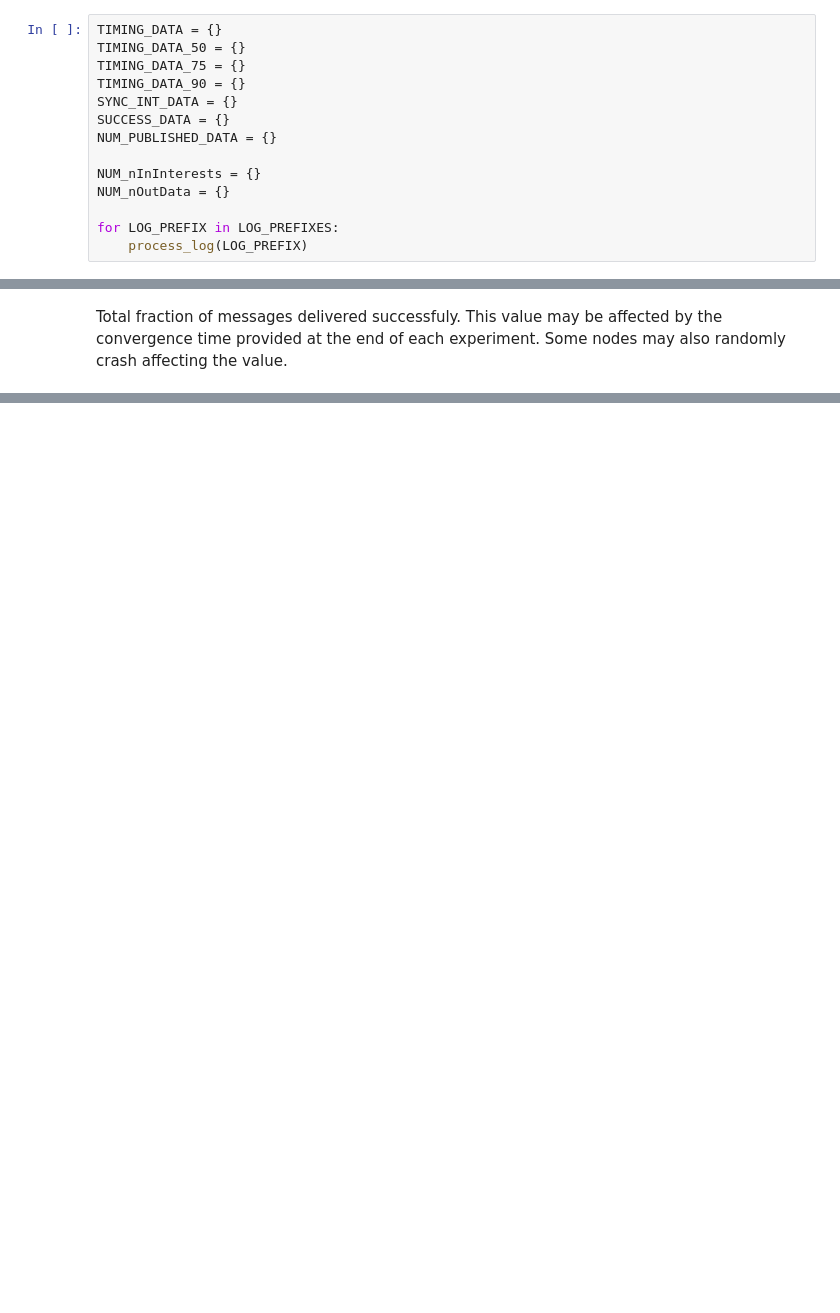
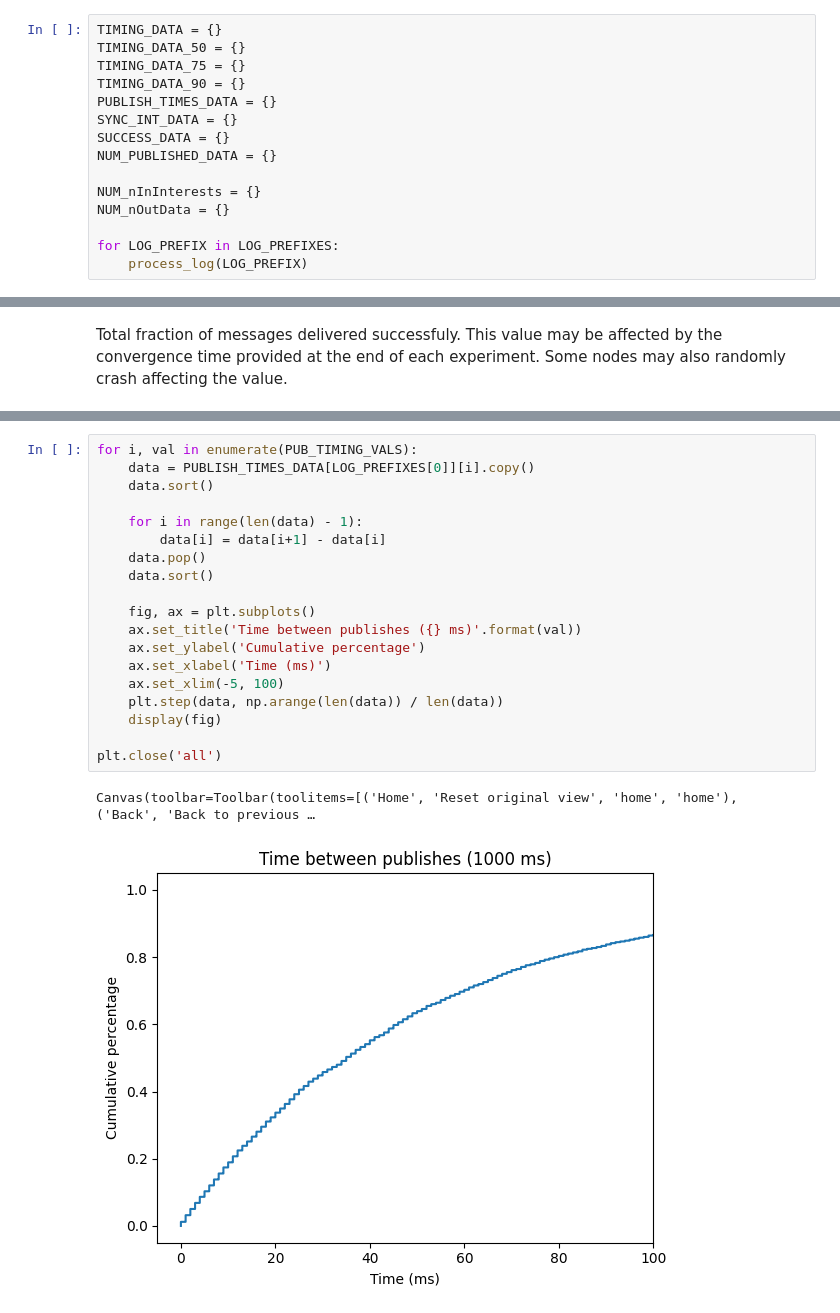
Before and after one commit to pulsejet/ndn-sync-eval, a Jupyter notebook: results.ipynb, the cells around one changed output, grey strips where cells are left out. Cells and saved outputs as stored; diff of their text form; blank space fills up the shorter version.

```diff
--- a/results.ipynb
+++ b/results.ipynb
@@ -173,6 +196,7 @@ TIMING_DATA = {}
 TIMING_DATA_50 = {}
 TIMING_DATA_75 = {}
 TIMING_DATA_90 = {}
+PUBLISH_TIMES_DATA = {}
 SYNC_INT_DATA = {}
 SUCCESS_DATA = {}
 NUM_PUBLISHED_DATA = {}
@@ -327,0 +352,22 @@ Canvas(toolbar=Toolbar(toolitems=[('Home', 'Reset original view', 'home', 'home'
+# %%
+for i, val in enumerate(PUB_TIMING_VALS):
+    data = PUBLISH_TIMES_DATA[LOG_PREFIXES[0]][i].copy()
+    data.sort()
+
+    for i in range(len(data) - 1):
+        data[i] = data[i+1] - data[i]
+    data.pop()
+    data.sort()
+
+    fig, ax = plt.subplots()
+    ax.set_title('Time between publishes ({} ms)'.format(val))
+    ax.set_ylabel('Cumulative percentage')
+    ax.set_xlabel('Time (ms)')
+    ax.set_xlim(-5, 100)
+    plt.step(data, np.arange(len(data)) / len(data))
+    display(fig)
+
+plt.close('all')
+# %% [output]
+Canvas(toolbar=Toolbar(toolitems=[('Home', 'Reset original view', 'home', 'home'), ('Back', 'Back to previous …
+[figure, added]
```
Also changed, not shown: parts of 12 cells of this notebook, 1 other file.
